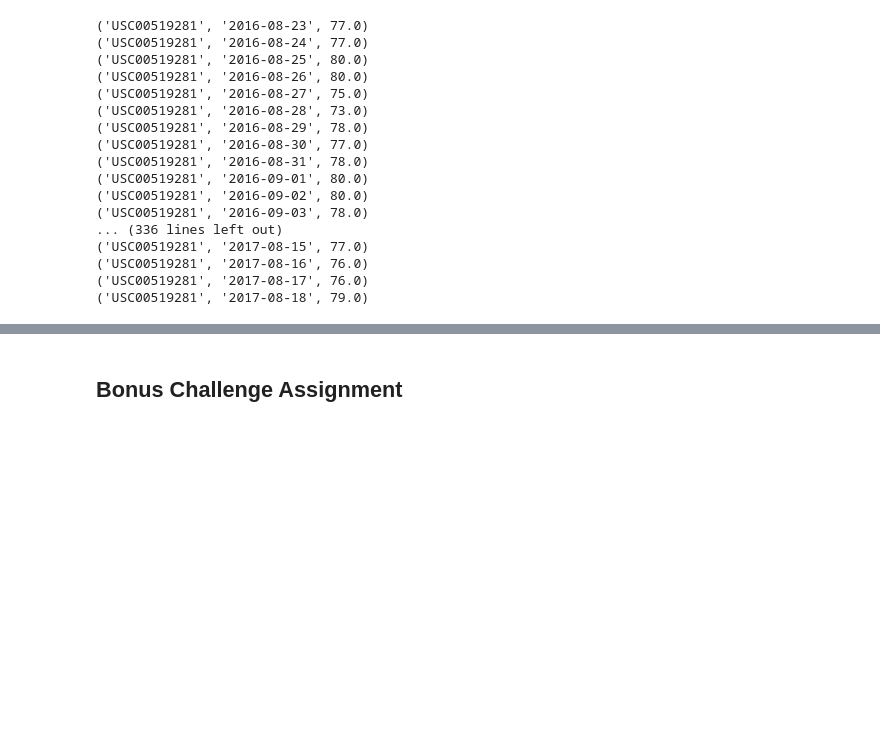
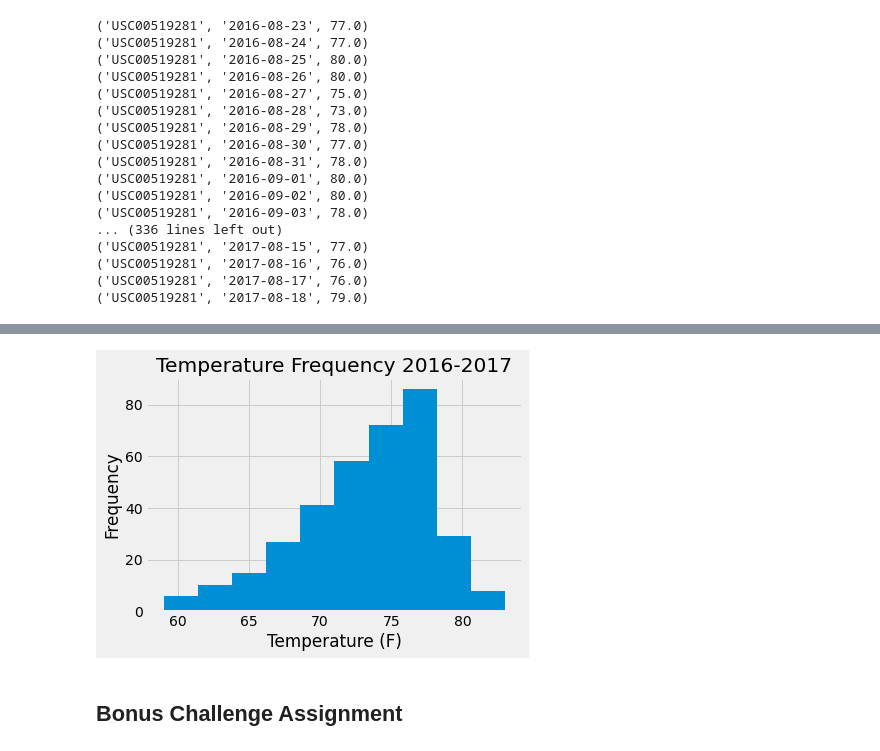
Before and after one commit to BTroolin/sqlalchemy-challenge, a Jupyter notebook: climate.ipynb, the cells around one changed output, grey strips where cells are left out. Drawn from its saved outputs; the diff is of its cells as text; code cells hidden in the pictures; blank space fills up the shorter version.

```diff
--- a/climate.ipynb
+++ b/climate.ipynb
@@ -168,8 +168,9 @@ for t in most_temps:
 ('USC00519281', '2017-08-18', 79.0)
 # %%
 # Save the query results as a Pandas DataFrame and set the index to the date column
-most_temps_df = pd.DataFrame(most_temps, columns = ["date", "prcp"])
-most_temps_df.set_index("date", inplace=True)
+most_temps_df = pd.DataFrame(most_temps, columns = ["station", "date","temp"])
+most_temps_df.set_index("date", "station", inplace=True)
+most_temps_df.drop(["station"], axis=1, inplace=True)
 # Sort the dataframe by date
 most_temps_df = most_temps_df.sort_values(["date"])
 most_temps_df.head(10)
@@ -178,3 +190,11 @@ ValueError: 2 columns passed, passed data had 3 columns
+# %%
+plt.hist(most_temps_df)
+plt.xlabel("Temperature (F)")
+plt.ylabel("Frequency")
+plt.title("Temperature Frequency 2016-2017")
+plt.show()
+# %% [output]
+[figure, added]
 # %% [markdown]
 ## Bonus Challenge Assignment
 # %%
```
Also changed, not shown: parts of 1 cell of this notebook.
